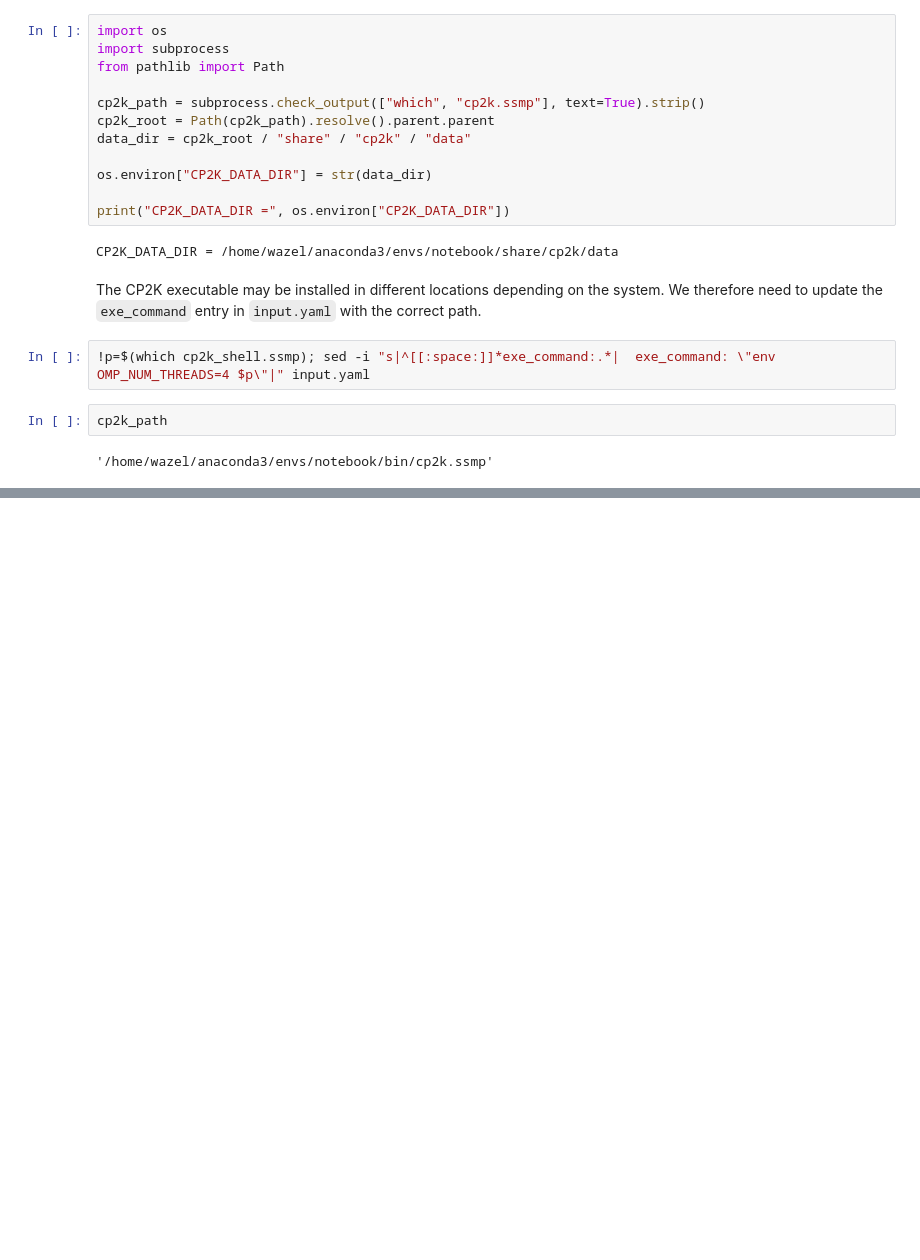
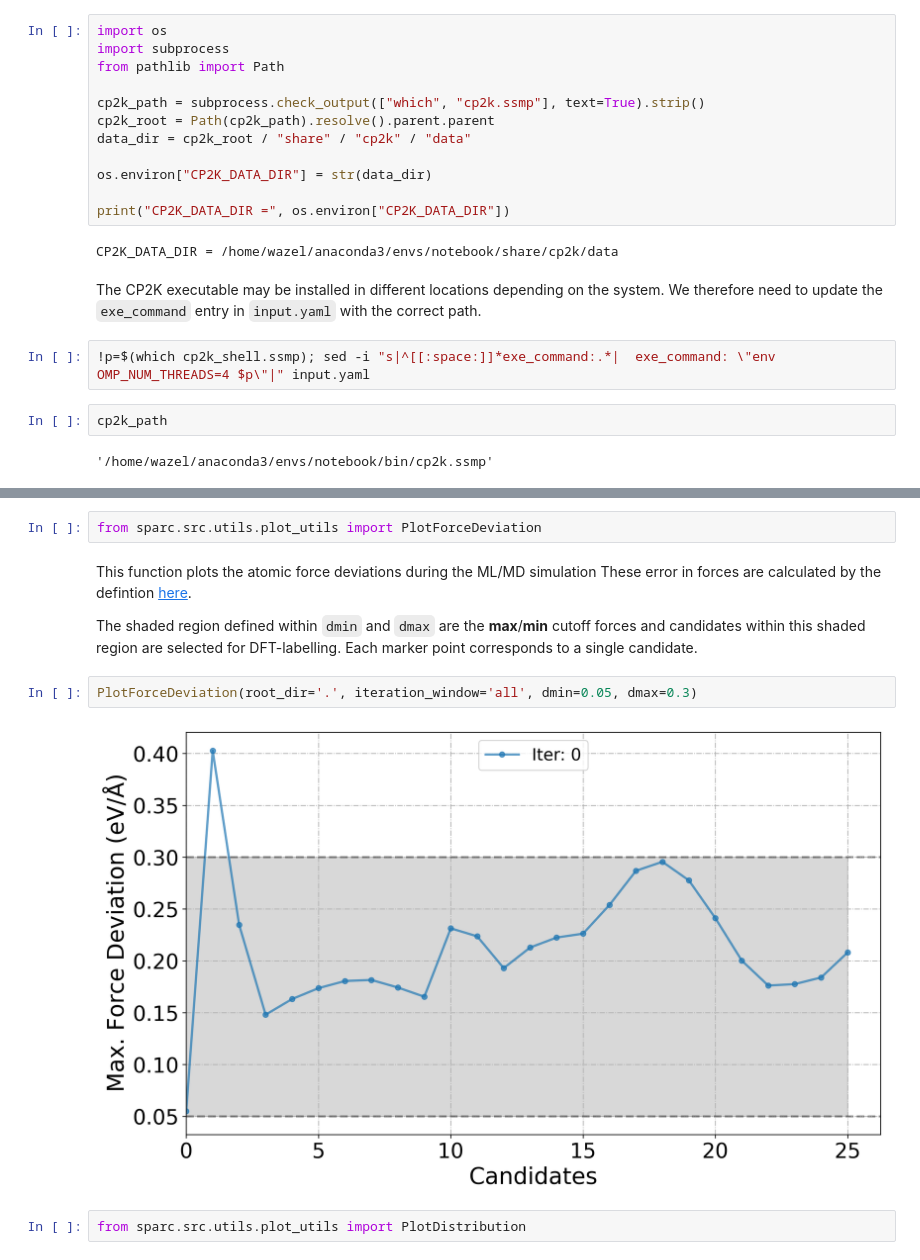
Before and after one commit to nisargjoshi10/sparc, a Jupyter notebook: examples/SPARC_Tutorial.ipynb, the cells around one changed output, grey strips where cells are left out. Saved outputs shown, nothing was run; the diff lists cells and outputs as text; blank space fills up the shorter version.

```diff
--- a/examples/SPARC_Tutorial.ipynb
+++ b/examples/SPARC_Tutorial.ipynb
@@ -263,0 +320,13 @@ WARNING:root:To get the best performance, it is recommended to adjust the number
+# %%
+from sparc.src.utils.plot_utils import PlotForceDeviation
+# %% [markdown]
+This function plots the atomic force deviations during the ML/MD simulation
+These error in forces are calculated by the defintion [here](https://docs.deepmodeling.com/projects/deepmd/en/master/test/model-deviation.html).
+
+The shaded region defined within `dmin` and `dmax` are the **max**/**min** cutoff forces and candidates within this shaded region are selected for DFT-labelling. Each marker point corresponds to a single candidate.
+# %%
+PlotForceDeviation(root_dir='.', iteration_window='all', dmin=0.05, dmax=0.3)
+# %% [output]
+[figure, added]
+# %%
+from sparc.src.utils.plot_utils import PlotDistribution
```
Also changed, not shown: parts of 19 cells of this notebook.
